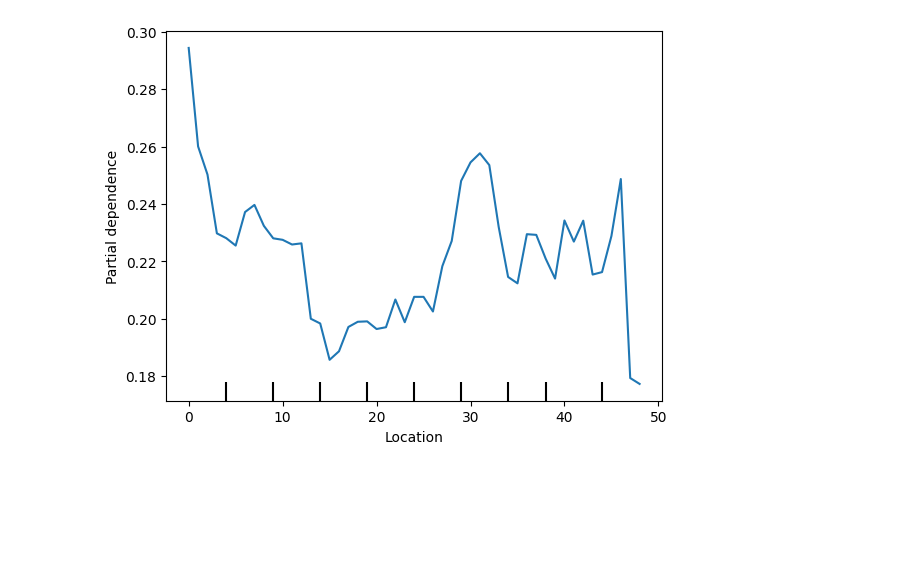
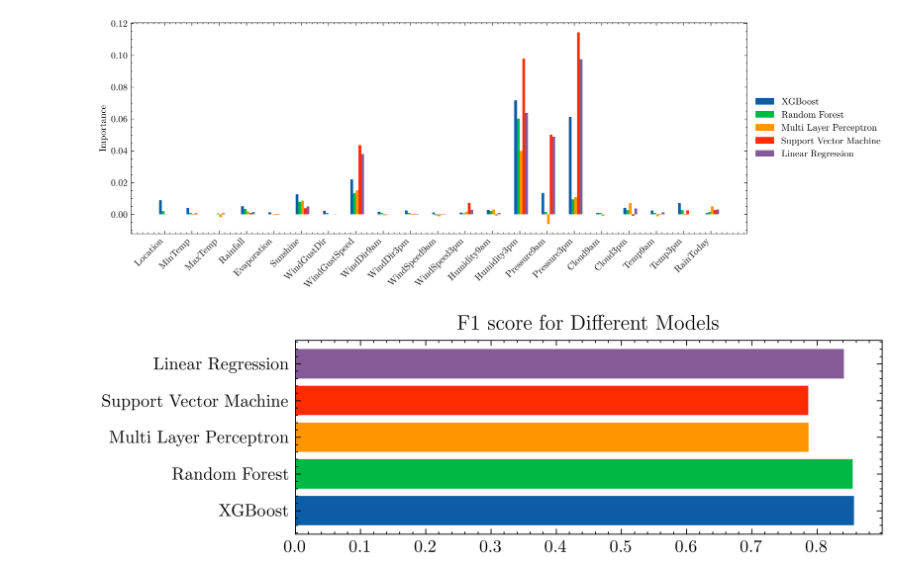
Before and after one commit to Versus-91/blackboxofmachinelearning, a Jupyter notebook: australia_rain.ipynb, the cells around one changed output. Saved outputs shown, nothing was run; the diff lists cells and outputs as text; code cells hidden in the pictures; blank space fills up the shorter version.

```diff
--- a/australia_rain.ipynb
+++ b/australia_rain.ipynb
@@ -104,4 +198,22 @@ z = PartialDependenceDisplay.from_estimator(xgbc,x_train,[0,1,2,3,4,5,6,7,8])
-# %%
-z = PartialDependenceDisplay.from_estimator(xgbc,x_train,[0])
-# %% [output]
-[figure, removed]
+# %%
+# Example usage with custom colors
+models = {
+    'XGBoost': xgbc,
+    'Random Forest': rf,
+    'Multi Layer Perceptron': mlp,
+    'Support Vector Machine': svm,
+    "Linear Regression":model
+}
+
+
+# Specify custom colors for each model
+color_cycle = plt.rcParams['axes.prop_cycle'].by_key()['color']
+
+# Extract 10 distinct colors from the color cycle
+num_colors = 10
+custom_colors = color_cycle[:num_colors]
+plot_feature_importance_comparison(models, x_test, y_test, colors=custom_colors)
+plot_feature_mean_squared_error(models,x_train,y_train,custom_colors)
+# %% [output]
+[figure, added]
+[figure, added]
```
Also changed, not shown: parts of 11 cells of this notebook, 41 other files.
